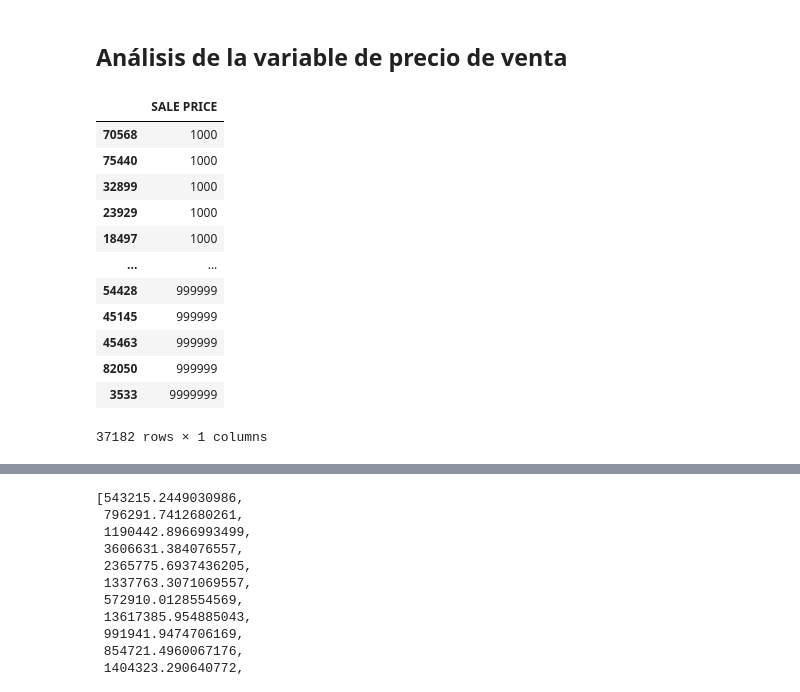
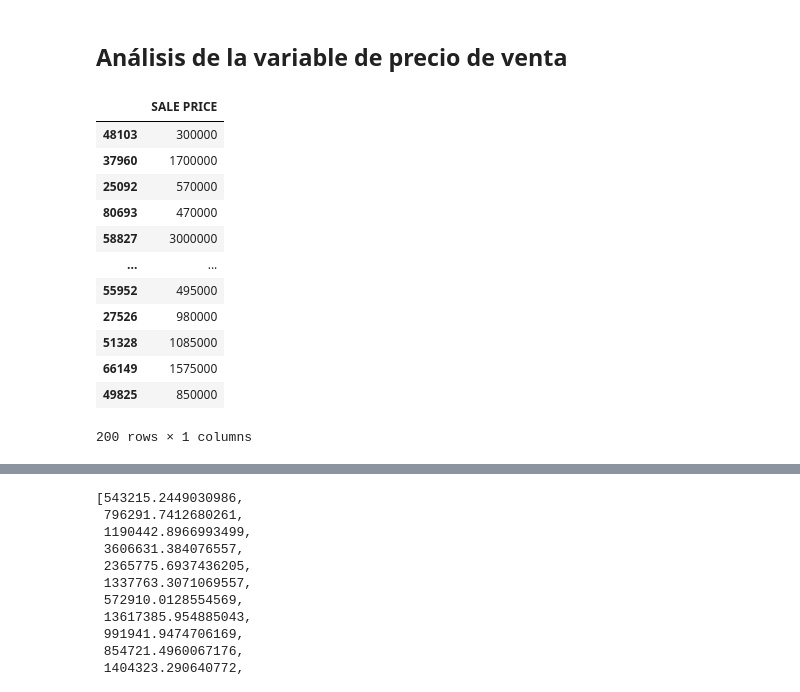
Before and after one commit to danielperhez/Proyecto_PRivera_CPerez, a Jupyter notebook: Proyecto_PRivera_CPerez.ipynb, the cells around one changed output, grey strips where cells are left out. Saved outputs shown, nothing was run; the diff lists cells and outputs as text; code cells hidden in the pictures.

```diff
--- a/Proyecto_PRivera_CPerez.ipynb
+++ b/Proyecto_PRivera_CPerez.ipynb
@@ -176,19 +176,20 @@ data
 # %%
 v1_data_df = data[['SALE PRICE']]
 v1_data_df = v1_data_df.replace(['0', '1', '10', '100'], np.nan).dropna()
 v1_data_df = v1_data_df.sort_values(by = 'SALE PRICE')
+v1_data_df = v1_data_df.sample(n = 200)
 v1_data_df
 # %% [output]
 |  | SALE PRICE |
-| 70568 | 1000 |
-| 75440 | 1000 |
-| 32899 | 1000 |
-| 23929 | 1000 |
-| 18497 | 1000 |
+| 48103 | 300000 |
+| 37960 | 1700000 |
+| 25092 | 570000 |
+| 80693 | 470000 |
+| 58827 | 3000000 |
 | ... | ... |
-| 54428 | 999999 |
-| 45145 | 999999 |
-| 45463 | 999999 |
-| 82050 | 999999 |
-| 3533 | 9999999 |
+| 55952 | 495000 |
+| 27526 | 980000 |
+| 51328 | 1085000 |
+| 66149 | 1575000 |
+| 49825 | 850000 |
-37182 rows × 1 columns
+200 rows × 1 columns
```
Also changed, not shown: parts of 28 cells of this notebook.
